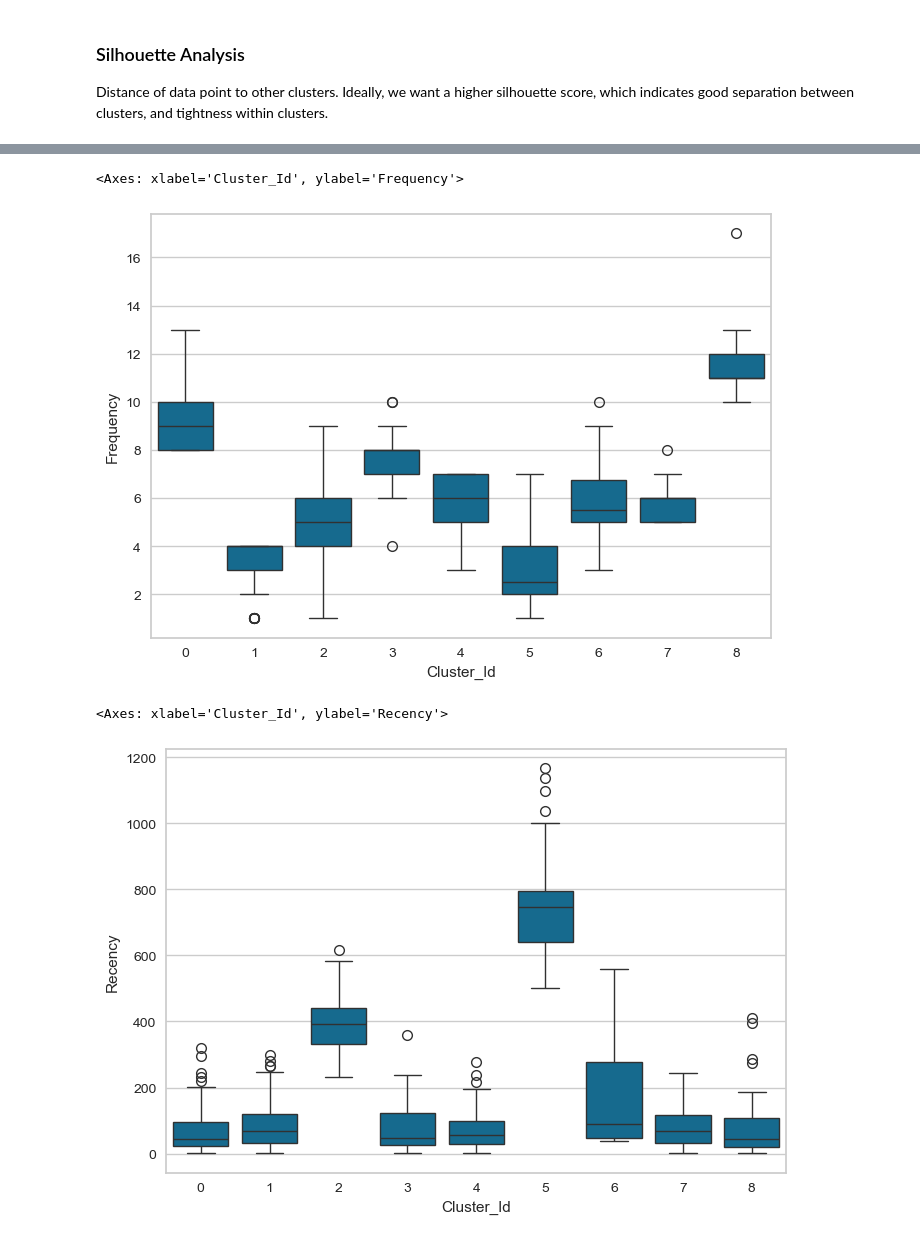
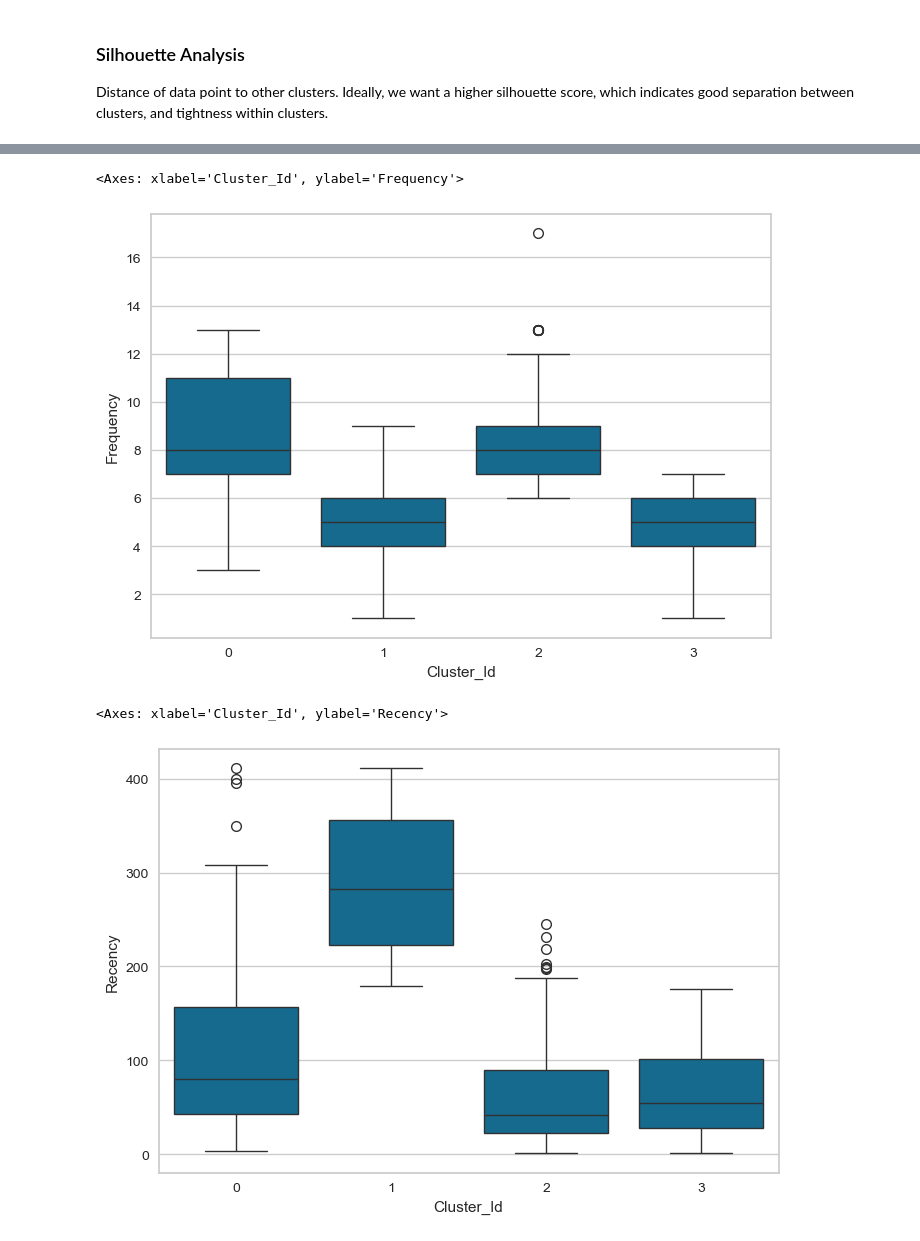
Before and after one commit to bbhatta10/E-Commerce-Sales-Insights-Tableau-Dashboard-, a Jupyter notebook: BI.ipynb, the cells around one changed output, grey strips where cells are left out. Cells and saved outputs as stored; diff of their text form; code cells hidden in the pictures.

Commit message:
Visualization

```diff
--- a/BI.ipynb
+++ b/BI.ipynb
@@ -1499,15 +1505,21 @@ rfm_scaled_df.head()
 # %% [markdown]
 finding the value of K(Optimal K using Elbow + Silhouette Method)
 # %%
-# Elbow-curve /SSD
-ssd = []
-for num_clusters in range(1,10):
-    kmeans = KMeans(n_clusters=num_clusters, max_iter=50, random_state=42)
-    kmeans.fit(rfm_scaled_df)
-    ssd.append(kmeans.inertia_)
+# Elbow-curve
+# Range of k to test
+K_range = range(2, 11)
 
-# plot the SSDs for each n_clusters
-sns.lineplot(y=ssd, x=range(1,10))
-plt.ylabel('Sum of Square Distance (SSD)')
-plt.xlabel('# of Clusters')
+# 1️⃣ Elbow method (inertia)
+inertia = []
+for k in K_range:
+    kmeans = KMeans(n_clusters=k, random_state=42)
+    kmeans.fit(rfm_scaled)
+    inertia.append(kmeans.inertia_)
+
+plt.figure(figsize=(8,5))
+plt.plot(K_range, inertia, marker='o')
+plt.xlabel('Number of clusters (k)')
+plt.ylabel('Inertia')
+plt.title('Elbow Method')
+plt.show()
 # %% [output]
@@ -1541,4 +1551,5 @@ For 9 clusters, the silhouette score is: 0.5014453725603134
 # %%
-rfm_scaled_df['Cluster'].value_counts()
-#rfm_scaled_df['Cluster'].shape
+optimal_k = 4  # Example, pick based on Elbow + Silhouette
+kmeans = KMeans(n_clusters=optimal_k, random_state=42)
+rfm_clean['Cluster'] = kmeans.fit_predict(rfm_scaled)
 # %% [output]
@@ -1556,6 +1561,6 @@ Name: count, dtype: int64
 # %%
 
 # assign the label
-rfm_scaled_df['Cluster_Id'] = kmeans.labels_
-rfm_scaled_df.head()
+rfm_clean['Cluster_Id'] = kmeans.labels_
+rfm_clean.head()
 # %% [output]
@@ -1575,12 +1584,12 @@ ValueError: Could not interpret value `Cluster_Id` for `x`. An entry with this n
 # %%
 # Box plot to visualize Cluster Id vs Frequency
-sns.boxplot(x='Cluster_Id', y='Frequency', data=rfm_df)
+sns.boxplot(x='Cluster_Id', y='Frequency', data=rfm_clean)
 # %% [output]
 <Axes: xlabel='Cluster_Id', ylabel='Frequency'>
-[figure, old version]
+[figure, new version]
 # %%
 # Box plot to visualize Cluster Id vs Recency
-sns.boxplot(x='Cluster_Id', y='Recency', data=rfm_df)
+sns.boxplot(x='Cluster_Id', y='Recency', data=rfm_clean)
 # %% [output]
 <Axes: xlabel='Cluster_Id', ylabel='Recency'>
-[figure, old version]
+[figure, new version]
```
Also changed, not shown: parts of 13 cells of this notebook.
